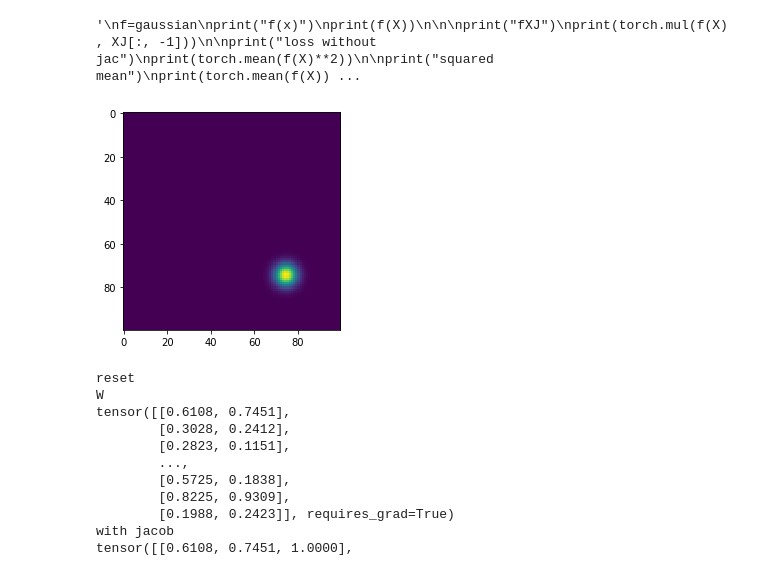
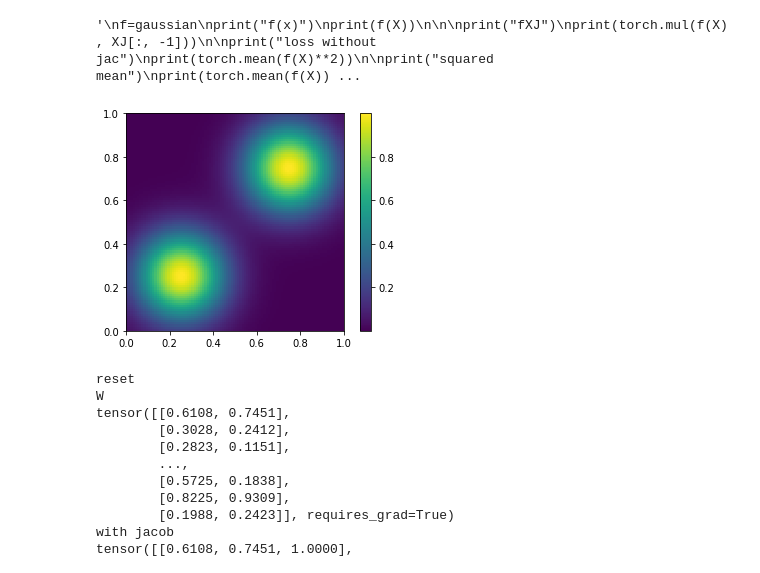
Before and after one commit to NGoetz/NF, a Jupyter notebook: NISTestv2.ipynb, the cells around one changed output. Saved outputs shown, nothing was run; the diff lists cells and outputs as text; code cells hidden in the pictures.

```diff
--- a/NISTestv2.ipynb
+++ b/NISTestv2.ipynb
@@ -196,14 +244,17 @@ tensor([[0.8735, 0.8214],
         [0.1610, 0.1472, 0.4937]], grad_fn=<CatBackward>)
 '\nf=gaussian\nprint("f(x)")\nprint(f(X))\n\n\nprint("fXJ")\nprint(torch.mul(f(X), XJ[:, -1]))\n\nprint("loss without jac")\nprint(torch.mean(f(X)**2))\n\nprint("squared mean")\nprint(torch.mean(f(X)) ...
 # %%
-xs = np.linspace(-10,10,100)
-ys = np.linspace(10,-10,100) # in images the y axis is inverted
+xs = np.linspace(-0,1,100)
+ys = np.linspace(1,0,100) # in images the y axis is inverted
 Xs,Ys = np.meshgrid(xs,ys)
-zs=gaussianbnp(np.array(list(zip(Xs.reshape(100*100),Ys.reshape(100*100)))).astype(np.float32)).reshape(100,100)
-plt.imshow(zs)
+zs=camelnp(np.array(list(zip(Xs.reshape(100*100),Ys.reshape(100*100)))).astype(np.float32)).reshape(100,100)
+
+plt.imshow(zs, extent=[0,1,0,1])
+
+plt.colorbar()
 plt.show()
 # %% [output]
-[figure, old version]
+[figure, new version]
 # %%
 print("reset")
 NF.create_model(n_pass_through=1,n_cells=1,n_bins=10, nn_width=2, NN=[20,20,20], roll_step=0)
```
Also changed, not shown: parts of 14 cells of this notebook, 9 other files.
